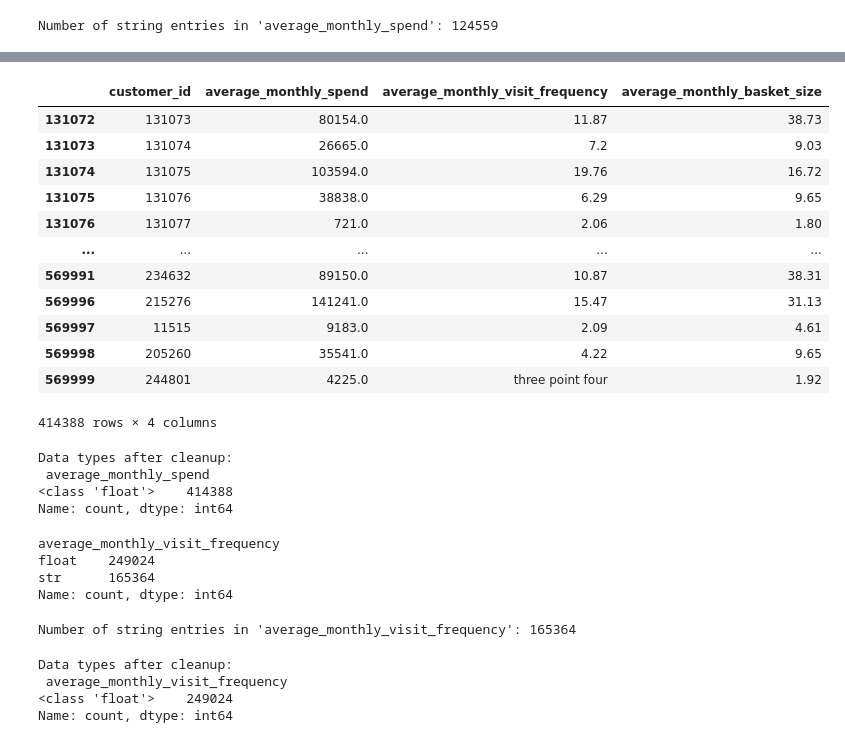
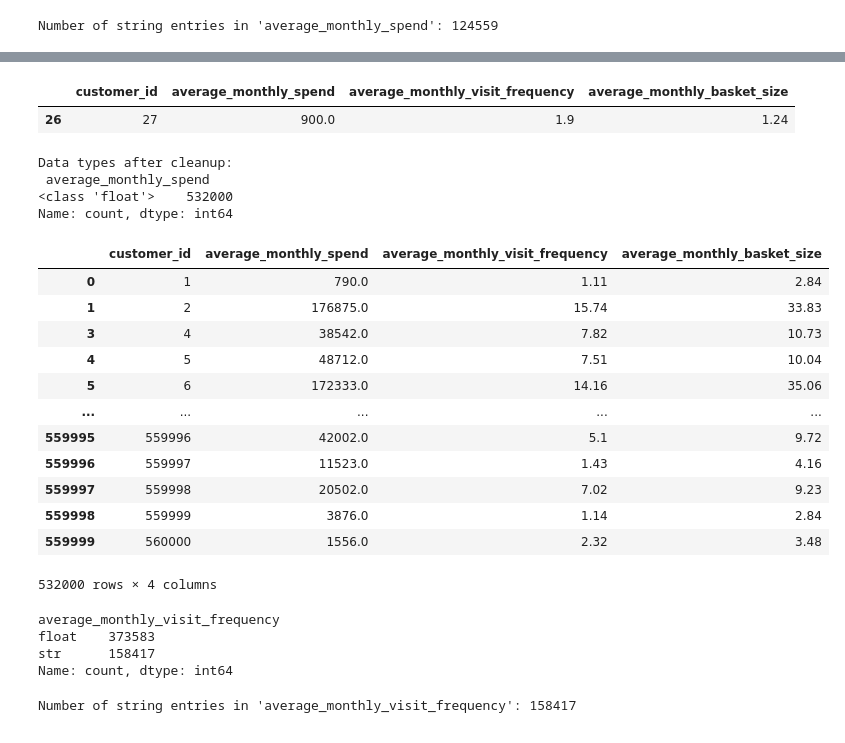
Before and after one commit to tharoosha/Datastrome_5.0, a Jupyter notebook: notebook_v1.ipynb, the cells around one changed output, grey strips where cells are left out. Cells and saved outputs as stored; diff of their text form; code cells hidden in the pictures.

```diff
--- a/notebook_v1.ipynb
+++ b/notebook_v1.ipynb
@@ -55,0 +62,3 @@ dtype: int64
+# %%
+# Remove duplicates based on 'customer_id'
+customer_data.drop_duplicates(subset=['customer_id'], inplace=True)
@@ -133 +153,20 @@ customer_data_str['average_monthly_spend'][0]
+# %%
+from word2number import w2n
+
+def smart_convert(x):
+    try:
+        return float(x)
+    except ValueError:
+        try:
+            return w2n.word_to_num(x)
+        except ValueError:
+            return None  # Still return None if conversion fails
+
+# Apply this smarter conversion function
+customer_data['average_monthly_spend'] = customer_data['average_monthly_spend'].apply(smart_convert)
+# %%
+customer_data[customer_data['customer_id'] == 27]
+# %% [output]
+|  | customer_id | average_monthly_spend | average_monthly_visit_frequency | average_monthly_basket_size |
+| 26 | 27 | 900.0 | 1.9 | 1.24 |
 # %%
@@ -135,16 +173,0 @@ customer_data_int = customer_data[~mask]
-# %%
-customer_data_int
-# %% [output]
-|  | customer_id | average_monthly_spend | average_monthly_visit_frequency | average_monthly_basket_size |
-| 131072 | 131073 | 80154.0 | 11.87 | 38.73 |
-| 131073 | 131074 | 26665.0 | 7.2 | 9.03 |
-| 131074 | 131075 | 103594.0 | 19.76 | 16.72 |
-| 131075 | 131076 | 38838.0 | 6.29 | 9.65 |
-| 131076 | 131077 | 721.0 | 2.06 | 1.80 |
-| ... | ... | ... | ... | ... |
-| 569991 | 234632 | 89150.0 | 10.87 | 38.31 |
-| 569996 | 215276 | 141241.0 | 15.47 | 31.13 |
-| 569997 | 11515 | 9183.0 | 2.09 | 4.61 |
-| 569998 | 205260 | 35541.0 | 4.22 | 9.65 |
-| 569999 | 244801 | 4225.0 | three point four | 1.92 |
-414388 rows × 4 columns
@@ -151,14 +176,27 @@ customer_data_int
 # %%
-# Drop rows where 'average_monthly_visit_frequency' contains strings
-customer_data = customer_data[~mask]
-
 # Verify the remaining data types in the column
 print("Data types after cleanup:\n", customer_data['average_monthly_spend'].apply(type).value_counts())
 # %% [output]
 Data types after cleanup:
  average_monthly_spend
-<class 'float'>    414388
+<class 'float'>    532000
 Name: count, dtype: int64
+# %%
+customer_data
+# %% [output]
+|  | customer_id | average_monthly_spend | average_monthly_visit_frequency | average_monthly_basket_size |
+| 0 | 1 | 790.0 | 1.11 | 2.84 |
+| 1 | 2 | 176875.0 | 15.74 | 33.83 |
+| 3 | 4 | 38542.0 | 7.82 | 10.73 |
+| 4 | 5 | 48712.0 | 7.51 | 10.04 |
+| 5 | 6 | 172333.0 | 14.16 | 35.06 |
+| ... | ... | ... | ... | ... |
+| 559995 | 559996 | 42002.0 | 5.1 | 9.72 |
+| 559996 | 559997 | 11523.0 | 1.43 | 4.16 |
+| 559997 | 559998 | 20502.0 | 7.02 | 9.23 |
+| 559998 | 559999 | 3876.0 | 1.14 | 2.84 |
+| 559999 | 560000 | 1556.0 | 2.32 | 3.48 |
+532000 rows × 4 columns
 # %%
 # Function to count types in a column
 def type_counts(series):
@@ -169,8 +207,8 @@ type_breakdown = type_counts(customer_data['average_monthly_visit_frequency'])
 print(type_breakdown)
 # %% [output]
 average_monthly_visit_frequency
-float    249024
-str      165364
+float    373583
+str      158417
 Name: count, dtype: int64
 # %%
 import pandas as pd
@@ -182,15 +220,4 @@ mask = customer_data['average_monthly_visit_frequency'].apply(lambda x: isinstan
 # Print the number of string entries found (for verification)
 print("Number of string entries in 'average_monthly_visit_frequency':", mask.sum())
 # %% [output]
-Number of string entries in 'average_monthly_visit_frequency': 165364
+Number of string entries in 'average_monthly_visit_frequency': 158417
-# %%
-# Drop rows where 'average_monthly_visit_frequency' contains strings
-customer_data = customer_data[~mask]
-
-# Verify the remaining data types in the column
-print("Data types after cleanup:\n", customer_data['average_monthly_visit_frequency'].apply(type).value_counts())
-# %% [output]
-Data types after cleanup:
- average_monthly_visit_frequency
-<class 'float'>    249024
-Name: count, dtype: int64
```
Also changed, not shown: parts of 27 cells of this notebook.
